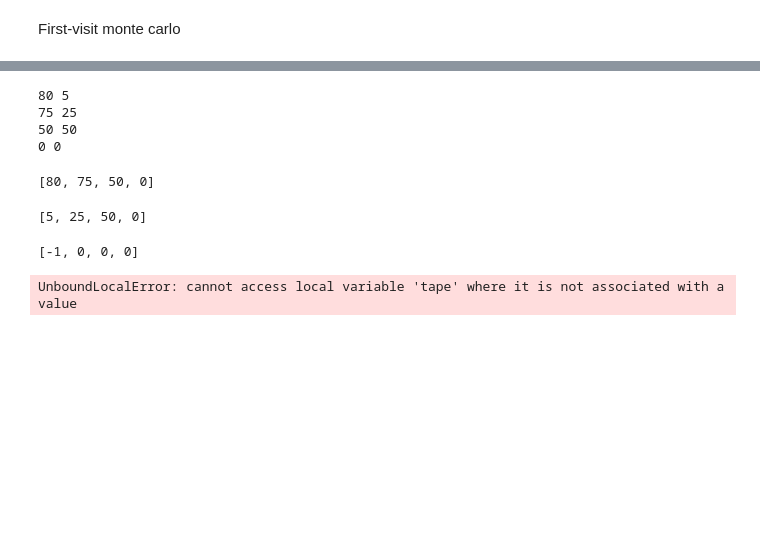
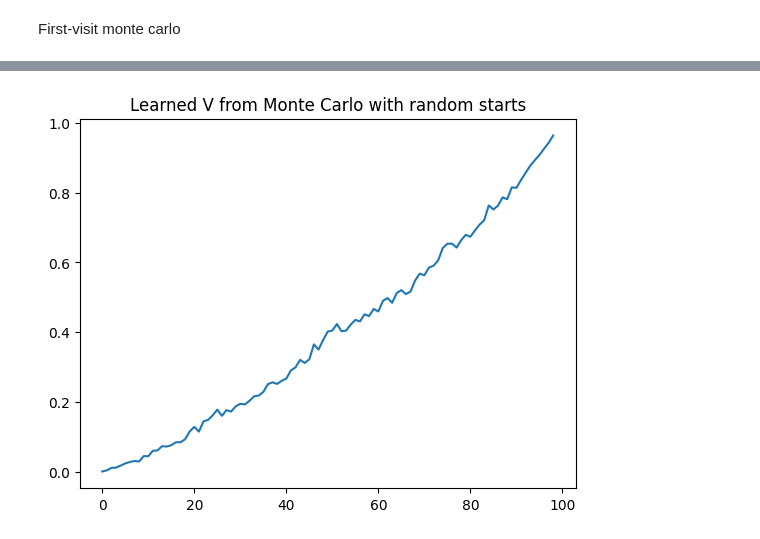
Before and after one commit to paderevski/reinforcement_learning, a Jupyter notebook: monte-carlo-1.ipynb, the cells around one changed output, grey strips where cells are left out. Cells and saved outputs as stored; diff of their text form; code cells hidden in the pictures; blank space fills up the shorter version.

Commit message:
finished monte carlo problem on gambler

```diff
--- a/monte-carlo-1.ipynb
+++ b/monte-carlo-1.ipynb
@@ -42,36 +42,46 @@ class tape:
             self.actions.append(a)
         self.first_seen = first_seen
 # %%
-class monte_carlo:
-    def __init__(self, policy, environment, num_steps):
+class MonteCarlo:
+    def __init__(self, policy, environment, num_steps, gamma = 1):
         self.num_steps = num_steps
         self.V = dict()
         self.V_count = dict()
         self.pi = dict()
         self.policy = policy
         self.environment= environment
+        self.gamma = gamma
 
-    def estimate_v_first_visit(self, start_state):
-        V = { s : random.random() for s in self.environment.states }
+    def estimate_v_first_visit(self, start_state = None, max_reps = 10000):
+        V = { s : 0.5 for s in self.environment.states }
         V_counts = { s : 0 for s in self.environment.states }
+        tape = Tape(self.policy, self.environment, self.num_steps)
+        if start_state:
+            start = lambda : start_state
+        else:
+            start = lambda : random.choice(self.environment.states)
+        # random start
 
         loop_counter = 0
         while True:
             loop_counter += 1
-            if loop_counter > 5:
+            if loop_counter > max_reps:
                 break
-            tape = tape(self.policy, self.environment, self.num_steps)
+            start_state = start()
             tape.playout(start_state)
             G = 0
-            for t in range(self.num_steps-1,-1,-1):
-                G = gamma*G + tape.rewards[t+1]
-                if tape.first_seen[t] == t:
-                    s = tape.states[t]
+            max_len = len(tape.rewards)-1
+            for t in range(max_len-1,-1,-1):
+                G = self.gamma*G + tape.rewards[t+1]
+                s = tape.states[t]
+                if tape.first_seen[s] == t:
                     n = V_counts[s]
                     v = V[s]
                     v = ((n * v) + G) /(n+1)
                     V[s] = v
                     V_counts[s] += 1
+        self.V = V
+        self.V_counts = V_counts
 # %%
 gambler_states = list(range(101))
 gambler_actions = list(range(1,100))
@@ -88,8 +98,9 @@ with open("gambler-policy.txt","r") as f:
 with open("gambler-value.txt","r") as f:
     text = f.readlines()
     for l in text:
+        l = l.strip()
         i, x = l.split(" ")
-        gambler_values.update({i:x})
+        gambler_values.update({int(i):float(x)})
 
 def gambler_step(s,a):
     if (s==0 or s==100):
@@ -111,24 +120,14 @@ tp = tape(gambler_policy, gambler_environment, 10)
-# %%
-x=tp.playout(80)
-
-tp.states
-# %% [output]
-80 5
-75 25
-50 50
-0 0
-[80, 75, 50, 0]
-# %%
-tp.actions
-# %% [output]
-[5, 25, 50, 0]
-# %%
-tp.rewards
-# %% [output]
-[-1, 0, 0, 0]
 # %%
-mc = monte_carlo(gambler_policy, gambler_environment, 10)
+mc = MonteCarlo(gambler_policy, gambler_environment, 10)
 # %%
-mc.estimate_v_first_visit(40)
+mc.estimate_v_first_visit(max_reps=100000)
-# %% [output]
-UnboundLocalError: cannot access local variable 'tape' where it is not associated with a value
+# %%
+V=[mc.V[k] for k in mc.V]
+V[0] = 0
+V[100] = 0
+# %%
+plt.plot(V[1:100]) # omit terminal states
+plt.title("Learned V from Monte Carlo with random starts")
+plt.show()
+# %% [output]
+[figure, added]
```
Also changed, not shown: parts of 23 cells of this notebook, 1 other file.
